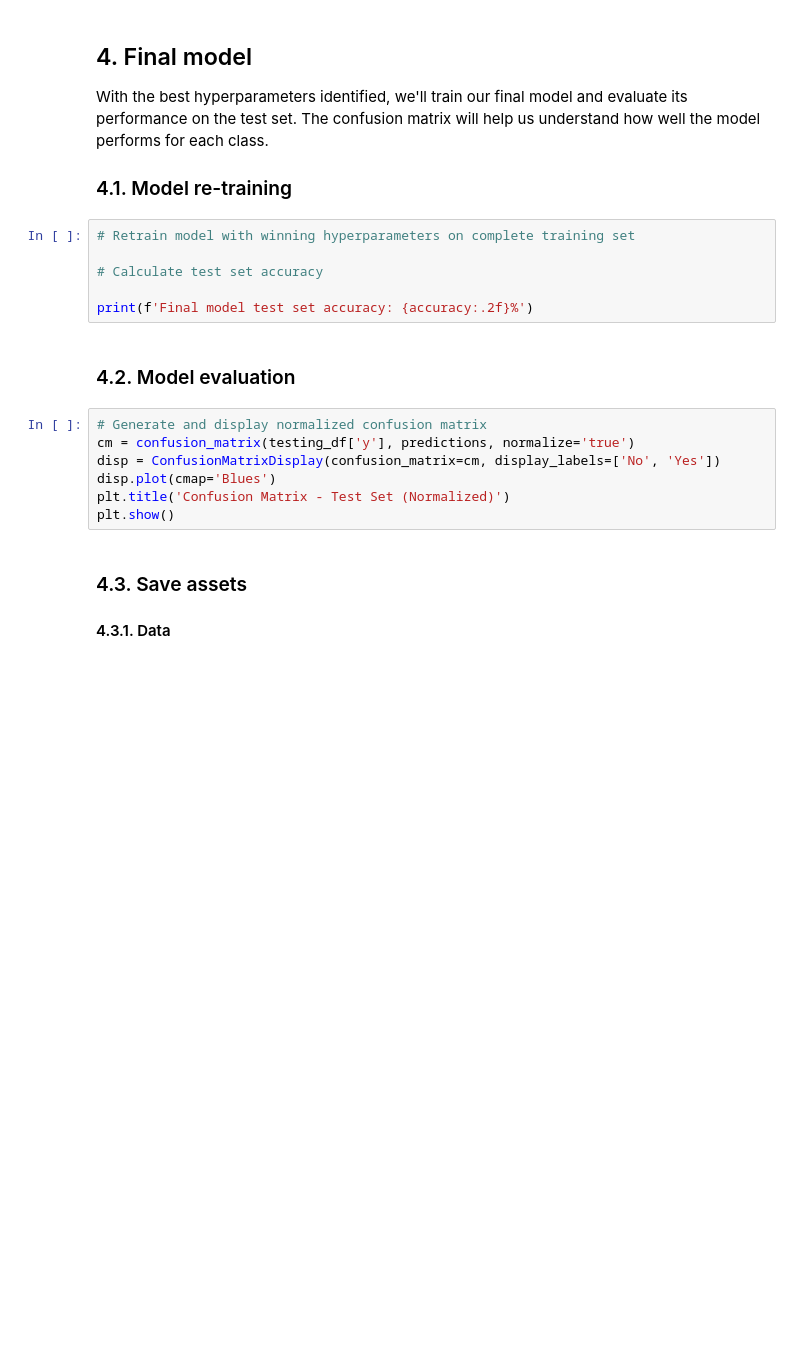
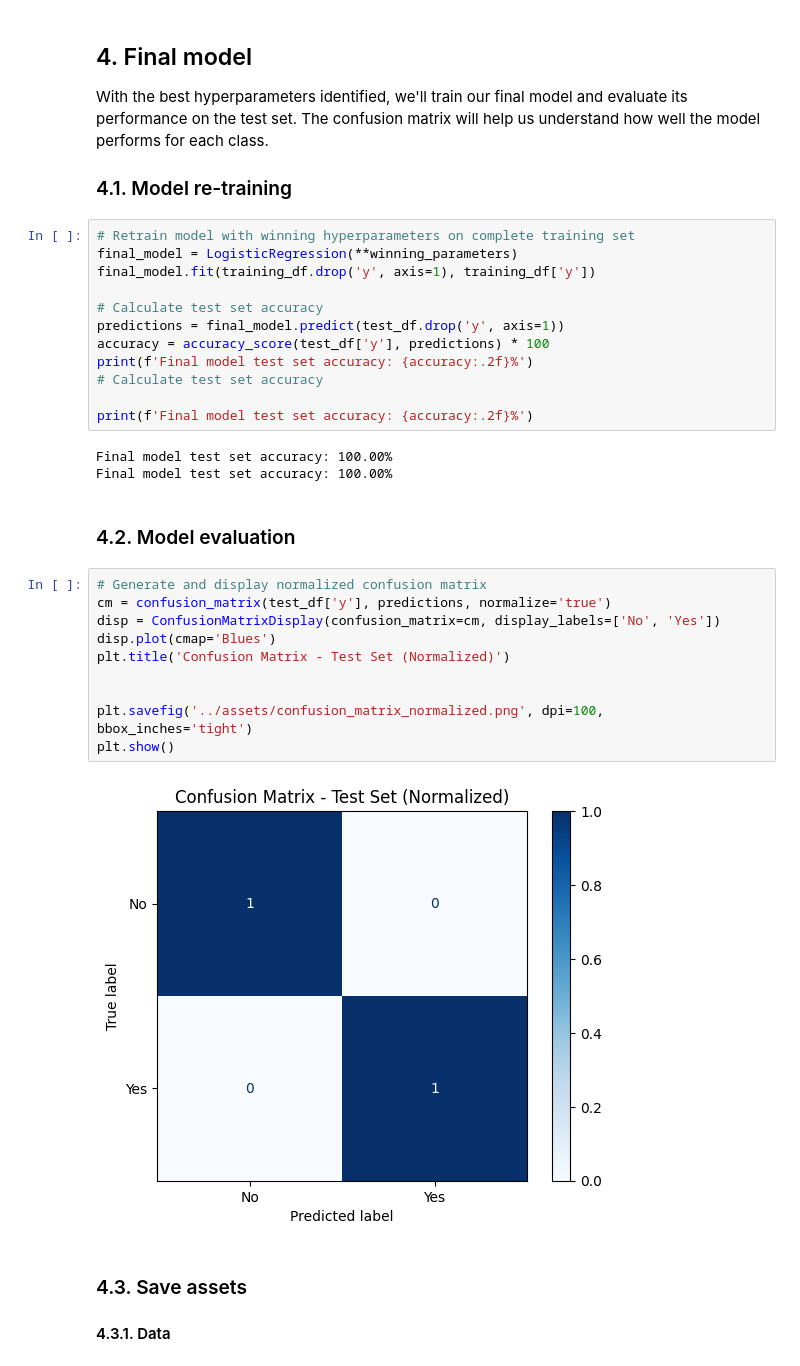
Before and after one commit to 4GeeksAcademy/Jack-Porter-logistic-regression-project, a Jupyter notebook: notebooks/mvp.ipynb, the cells around one changed output. Cells and saved outputs as stored; diff of their text form; blank space fills up the shorter version.

```diff
--- a/notebooks/mvp.ipynb
+++ b/notebooks/mvp.ipynb
@@ -231,19 +270,33 @@ With the best hyperparameters identified, we'll train our final model and evalua
 ### 4.1. Model re-training
 # %%
 # Retrain model with winning hyperparameters on complete training set
+final_model = LogisticRegression(**winning_parameters)
+final_model.fit(training_df.drop('y', axis=1), training_df['y'])
 
+# Calculate test set accuracy
+predictions = final_model.predict(test_df.drop('y', axis=1))
+accuracy = accuracy_score(test_df['y'], predictions) * 100
+print(f'Final model test set accuracy: {accuracy:.2f}%')
 # Calculate test set accuracy
 
 print(f'Final model test set accuracy: {accuracy:.2f}%')
+# %% [output]
+Final model test set accuracy: 100.00%
+Final model test set accuracy: 100.00%
 # %% [markdown]
 ### 4.2. Model evaluation
 # %%
 # Generate and display normalized confusion matrix
-cm = confusion_matrix(testing_df['y'], predictions, normalize='true')
+cm = confusion_matrix(test_df['y'], predictions, normalize='true')
 disp = ConfusionMatrixDisplay(confusion_matrix=cm, display_labels=['No', 'Yes'])
 disp.plot(cmap='Blues')
 plt.title('Confusion Matrix - Test Set (Normalized)')
+
+
+plt.savefig('../assets/confusion_matrix_normalized.png', dpi=100, bbox_inches='tight')
 plt.show()
+# %% [output]
+[figure, added]
 # %% [markdown]
 ### 4.3. Save assets
 
```
Also changed, not shown: parts of 8 cells of this notebook, 2 other files.
